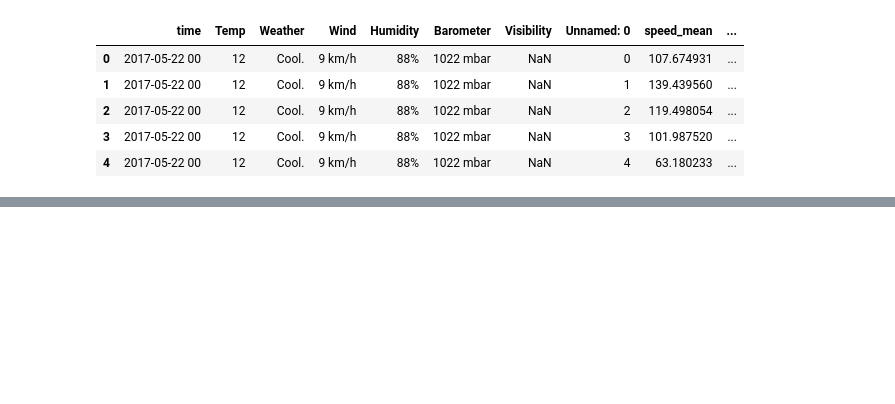
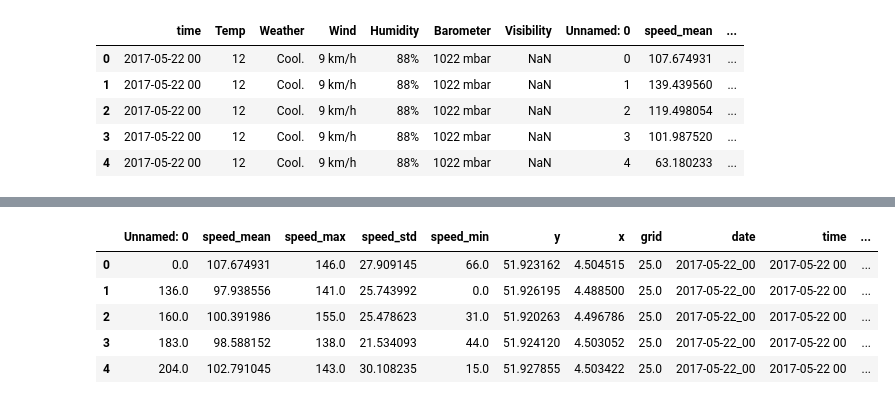
Before and after one commit to WPH2017Schipperke/data_modelling, a Jupyter notebook: eda.ipynb, the cells around one changed output, grey strips where cells are left out. Saved outputs shown, nothing was run; the diff lists cells and outputs as text; code cells hidden in the pictures; blank space fills up the shorter version.

Commit message:
fixed merging and data preparation

```diff
--- a/eda.ipynb
+++ b/eda.ipynb
@@ -315,0 +358,2 @@ incidents_xy['time'] = pd.to_datetime(incidents_xy["time"]).dt.strftime("%Y-%m-%
+# %%
+incidents_xy = incidents_xy.dropna()
@@ -315,0 +369,3 @@ incidents_xy['time'] = pd.to_datetime(incidents_xy["time"]).dt.strftime("%Y-%m-%
+# %%
+incidents_small = incidents_xy[["time", "grid"]]
+incidents_small["output"] = 1
@@ -315,0 +386,14 @@ incidents_xy['time'] = pd.to_datetime(incidents_xy["time"]).dt.strftime("%Y-%m-%
+# %%
+data_all_merged = pd.merge(features, incidents_small, on=['time', "grid"], how="outer")
+# %%
+data_all_merged["output"] = data_all_merged["output"].fillna(value=0)
+# %%
+data_all_merged.head()
+cols_to_keep = ['speed_mean', "speed_max", "speed_std", "speed_min", "grid", "time", "output"]
+# %% [output]
+|  | Unnamed: 0 | speed_mean | speed_max | speed_std | speed_min | y | x | grid | date | time | ... |
+| 0 | 0.0 | 107.674931 | 146.0 | 27.909145 | 66.0 | 51.923162 | 4.504515 | 25.0 | 2017-05-22_00 | 2017-05-22 00 | ... |
+| 1 | 136.0 | 97.938556 | 141.0 | 25.743992 | 0.0 | 51.926195 | 4.488500 | 25.0 | 2017-05-22_00 | 2017-05-22 00 | ... |
+| 2 | 160.0 | 100.391986 | 155.0 | 25.478623 | 31.0 | 51.920263 | 4.496786 | 25.0 | 2017-05-22_00 | 2017-05-22 00 | ... |
+| 3 | 183.0 | 98.588152 | 138.0 | 21.534093 | 44.0 | 51.924120 | 4.503052 | 25.0 | 2017-05-22_00 | 2017-05-22 00 | ... |
+| 4 | 204.0 | 102.791045 | 143.0 | 30.108235 | 15.0 | 51.927855 | 4.503422 | 25.0 | 2017-05-22_00 | 2017-05-22 00 | ... |
```
Also changed, not shown: parts of 20 cells of this notebook.
